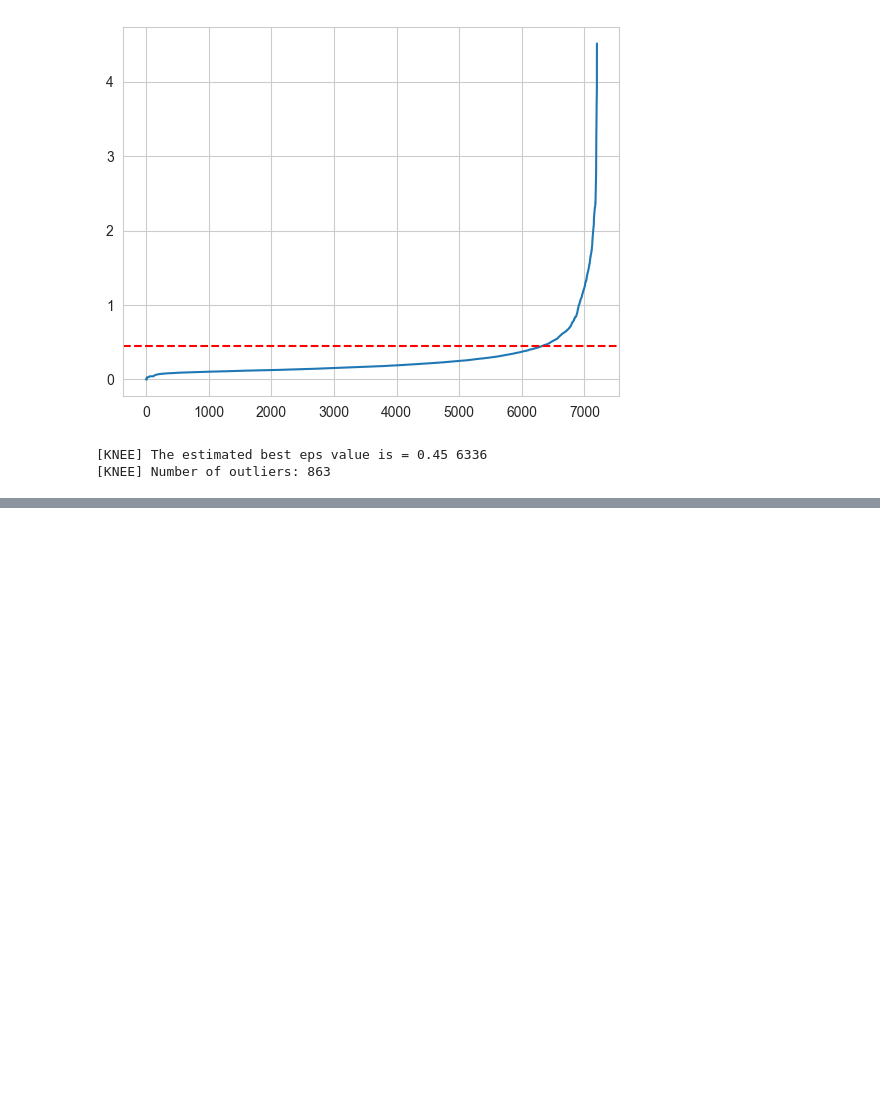
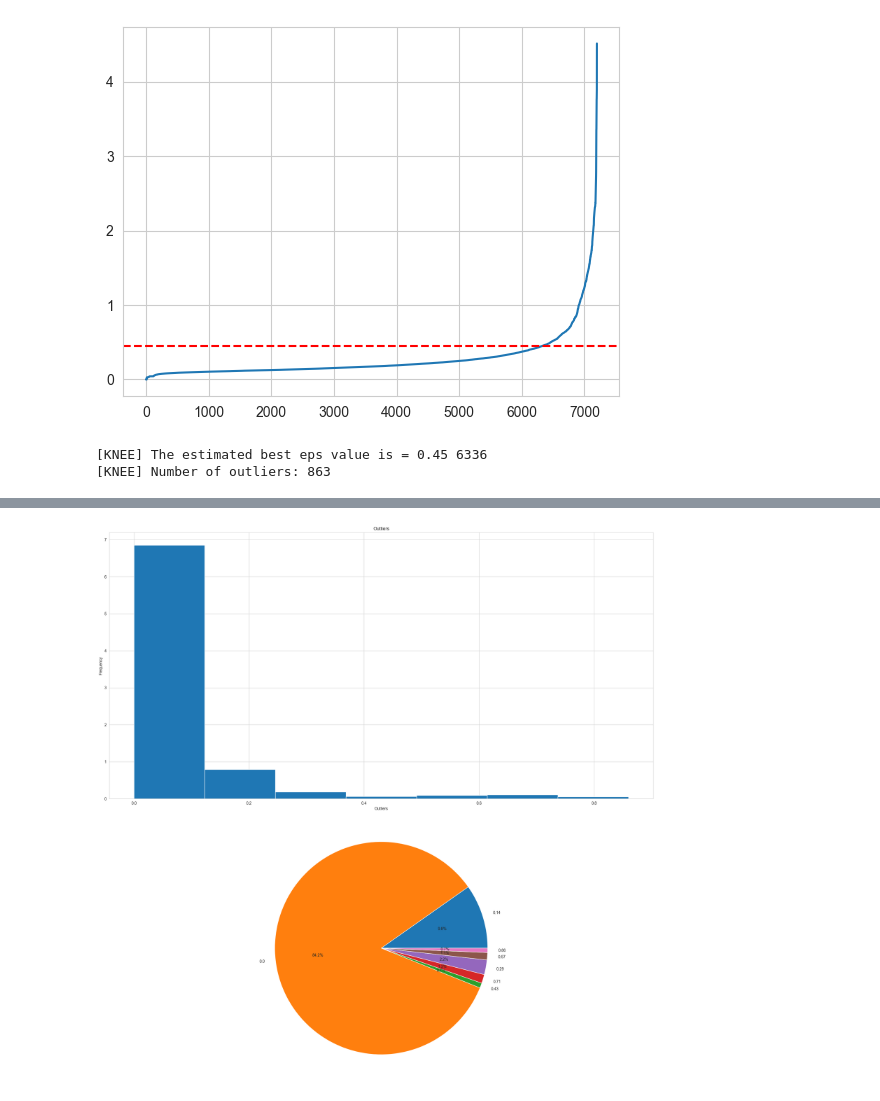
Before and after one commit to michelebanfi/anomaly-detection, a Jupyter notebook: project.ipynb, the cells around one changed output, grey strips where cells are left out. Saved outputs shown, nothing was run; the diff lists cells and outputs as text; code cells hidden in the pictures; blank space fills up the shorter version.

```diff
--- a/project.ipynb
+++ b/project.ipynb
@@ -79,0 +131,21 @@ kneeLabels[outliers] = -1
+# %%
+fig, axs = plt.subplots(2, figsize=(20, 20))
+
+
+# Plot histogram
+axs[0].hist(df['Outliers'], bins=7, density=True)
+axs[0].set_title('Outliers')
+axs[0].set_xlabel('Outliers')
+axs[0].set_ylabel('Frequency')
+
+# Plot pie chart
+levels = set(df['Outliers'])
+sizes = [len(df[df['Outliers'] == level]) for level in levels]
+axs[1].pie(sizes, labels=levels, autopct='%1.1f%%')
+
+plt.tight_layout()
+plt.savefig("media/outliersFrequency.png")
+plt.show()
+plt.close()
+# %% [output]
+[figure, added]
```
Also changed, not shown: parts of 3 cells of this notebook, 9 other files.
